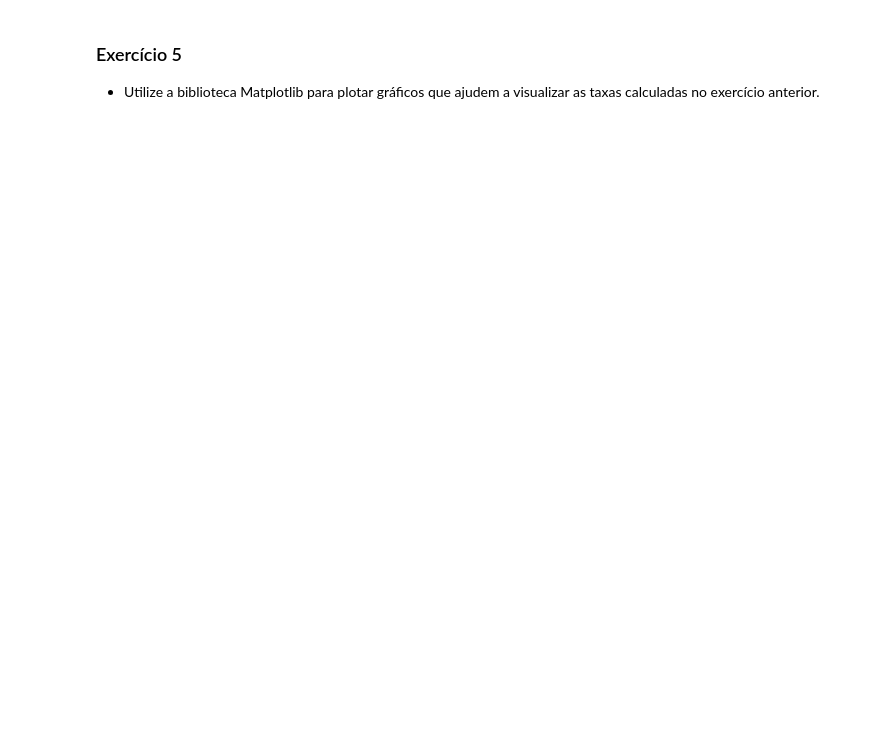
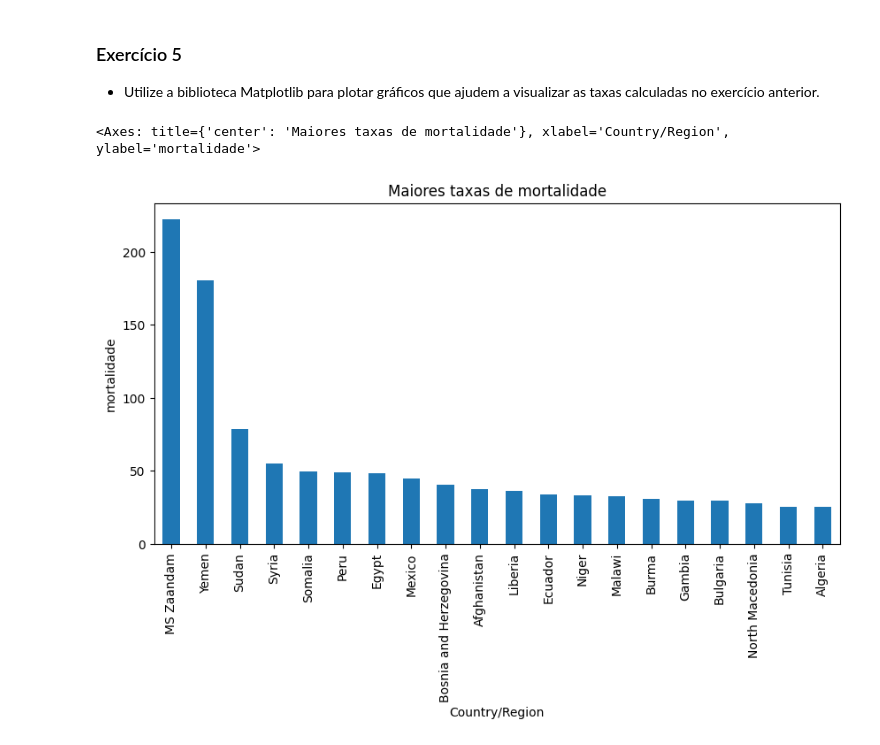
Before and after one commit to glucard/general-study-repo, a Jupyter notebook: cursos/dsnasaude/mod1/DataScience_Aula4.ipynb, the cells around one changed output. Cells and saved outputs as stored; diff of their text form; code cells hidden in the pictures; blank space fills up the shorter version.

```diff
--- a/cursos/dsnasaude/mod1/DataScience_Aula4.ipynb
+++ b/cursos/dsnasaude/mod1/DataScience_Aula4.ipynb
@@ -255,8 +263,18 @@ base_combinada.plot(figsize=(10,6), title = "Cenário Covid", xlabel="Eixo x", y
 ### Como calcular a taxa de mortalidade?
 
 - Pesquise na internet, em local de fonte confiável, como se dá o cálculo da taxa de mortalidade e letalidade.
+# %%
+def taxa_mortalidade(n_obitos: int, n_habitante: int):
+    return n_obitos * 1000 / n_habitante
+
+def taxa_letalidade(n_obitos: int, n_casos: int):
+    return n_obitos * 100 / n_casos
 # %% [markdown]
 ### Exercício 4
 
 - Calcule a taxa de mortalidade e encontre os países com as maiores e menores taxas.
 - Calcule a taxa de letalidade e encontre os países com as maiores e menores taxas.
+# %%
+base_combinada["mortalidade"] = base_combinada.apply(lambda row: taxa_mortalidade(row['mortes'], row['confirmadas']), axis=1)
+base_combinada["letalidade (%)"] = base_combinada.apply(lambda row: taxa_letalidade(row['mortes'], row['confirmadas']), axis=1)
+base_combinada
@@ -264,3 +322,10 @@ base_combinada.plot(figsize=(10,6), title = "Cenário Covid", xlabel="Eixo x", y
 ### Exercício 5
 
 - Utilize a biblioteca Matplotlib para plotar gráficos que ajudem a visualizar as taxas calculadas no exercício anterior.
+# %%
+base_combinada_no_kn = base_combinada.drop("Korea, North")
+# %%
+base_combinada_no_kn["mortalidade"].sort_values(ascending=False).head(20).plot(kind='bar', figsize=[10,5], title="Maiores taxas de mortalidade", ylabel="mortalidade")
+# %% [output]
+<Axes: title={'center': 'Maiores taxas de mortalidade'}, xlabel='Country/Region', ylabel='mortalidade'>
+[figure, added]
```
Also changed, not shown: parts of 7 cells of this notebook.
